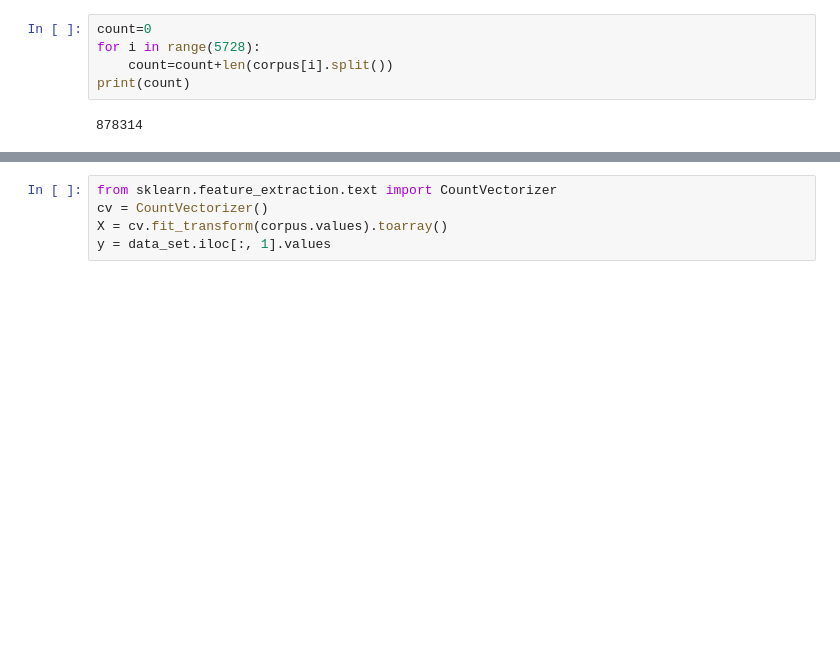
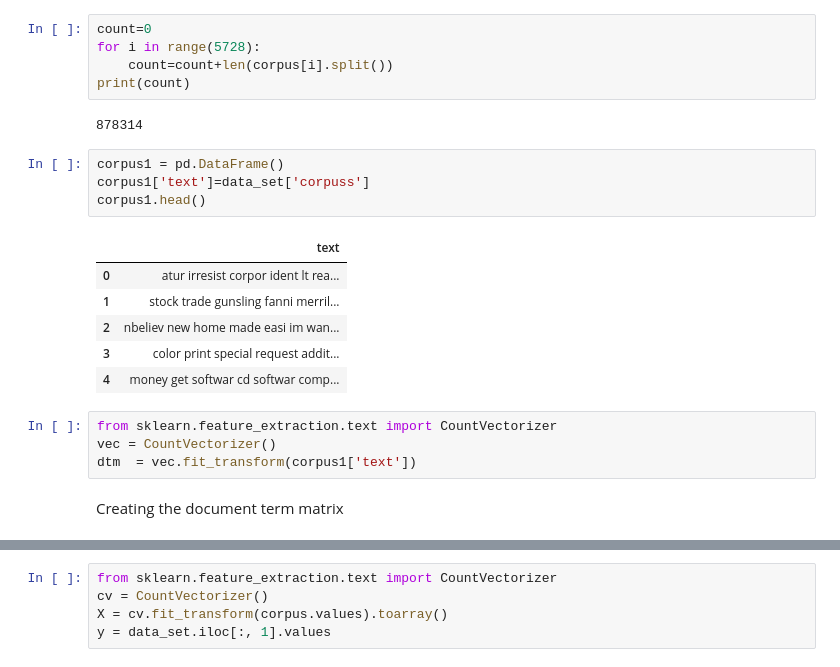
Before and after one commit to Sruthi-Shivaram/Data_Analytics, a Jupyter notebook: Exp_6_Classification/DA_6.ipynb, the cells around one changed output, grey strips where cells are left out. Drawn from its saved outputs; the diff is of its cells as text; blank space fills up the shorter version.

```diff
--- a/Exp_6_Classification/DA_6.ipynb
+++ b/Exp_6_Classification/DA_6.ipynb
@@ -274,3 +291,20 @@ for i in range(5728):
 print(count)
 # %% [output]
 878314
+# %%
+corpus1 = pd.DataFrame()
+corpus1['text']=data_set['corpuss']
+corpus1.head()
+# %% [output]
+|  | text |
+| 0 | atur irresist corpor ident lt rea... |
+| 1 | stock trade gunsling fanni merril... |
+| 2 | nbeliev new home made easi im wan... |
+| 3 | color print special request addit... |
+| 4 | money get softwar cd softwar comp... |
+# %%
+from sklearn.feature_extraction.text import CountVectorizer
+vec = CountVectorizer()
+dtm  = vec.fit_transform(corpus1['text'])
+# %% [markdown]
+Creating the document term matrix
```
Also changed, not shown: parts of 18 cells of this notebook.
